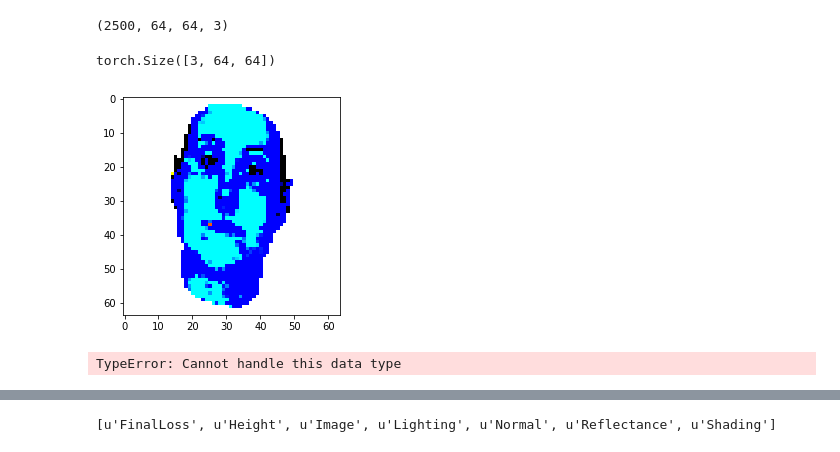
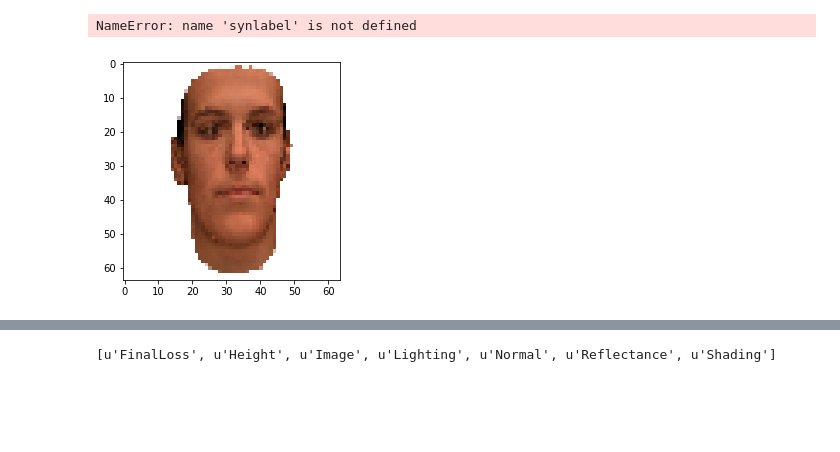
Before and after one commit to bhushan23/Light-Estimation, a Jupyter notebook: LDAN/Prototype.ipynb, the cells around one changed output, grey strips where cells are left out. Cells and saved outputs as stored; diff of their text form; code cells hidden in the pictures; blank space fills up the shorter version.

```diff
--- a/LDAN/Prototype.ipynb
+++ b/LDAN/Prototype.ipynb
@@ -85,0 +84,3 @@ dataSet1='dataHD5_Keras/train_0.h5'
+# %%
+synData = 'data/synHao/'
+dataSet1='data/synHao/train_0.h5'
@@ -86,16 +97,26 @@ dataSet1='dataHD5_Keras/train_0.h5'
 # %%
 # Synthetic Images
-hf = h5py.File('dataHD5_Keras/train_0.h5', 'r')
-print hf.keys()
+#hf = h5py.File(dataSet1, 'r')
+#print hf.keys()
 
 # Data Shape
+
 syn1 = hf['data_1']
 syn2 = hf['data_2']
 dlabel = hf['label']
-syn1 = np.array(syn1[:,:,:]) #np.swapaxes(np.array(dset[:,:,:]), 1, 3)
-syn2 = np.array(syn2[:,:,:]) #np.swapaxes(np.array(dset2[:,:,:]), 1, 3)
-slabel = np.array(dlabel)
-print label.shape
-print syn1.shape
-print syn2.shape
+synIm1 = np.array(syn1[:,:,:]) #np.swapaxes(np.array(dset[:,:,:]), 1, 3)
+synIm2 = np.array(syn2[:,:,:]) #np.swapaxes(np.array(dset2[:,:,:]), 1, 3)
+synLabel = np.array(dlabel)
+
+for i in range(0, len(hfFiles)-1): # in hfFiles:
+    syn1 = hfFiles[i]['data_1']
+    syn2 = hfFiles[i]['data_2']
+    dlabel = hfFiles[i]['label']
+    synIm1 = np.concatenate((synIm1, np.array(syn1[:,:,:]))) #np.swapaxes(np.array(dset[:,:,:]), 1, 3)
+    synIm2 = np.concatenate((synIm2, np.array(syn2[:,:,:]))) #np.swapaxes(np.array(dset2[:,:,:]), 1, 3)
+    synLabel = np.concatenate((synLabel, np.array(dlabel)))
+    print slabel.shape
+    print synIm1.shape
+    print synIm2.shape
+    print synLabel.shape
 # %% [output]
@@ -148,10 +146,0 @@ syn1.shape
-# %%
-#syn1[100].max(axis=2)
-#syn1[0][0][::-1]
-#syn1 = np.flip(syn1, 1)
-syn3 = np.moveaxis(syn1, 1, 3)
-syn3 = np.moveaxis(syn3, 1, 2)
-syn3.shape
-#label[0]
-# %% [output]
-(2500, 64, 64, 3)
@@ -157,0 +149,8 @@ syn3.shape
+# %%
+syn1 = np.moveaxis(synIm1, 1, 3)
+syn1 = np.moveaxis(syn1, 1, 2)
+syn1 = np.moveaxis(syn1, 2, 3)
+
+syn2 = np.moveaxis(synIm2, 1, 3)
+syn2 = np.moveaxis(syn2, 1, 2)
+syn2 = np.moveaxis(syn2, 2, 3)
@@ -158,22 +161,21 @@ syn3.shape
 # %%
 synImage1 = torch.utils.data.DataLoader(syn1, batch_size=50)
 synImage2 = torch.utils.data.DataLoader(syn2, batch_size=50)
-synLabel = torch.utils.data.DataLoader(slabel, batch_size=50)
+synLabel = torch.utils.data.DataLoader(synlabel, batch_size=50)
+# %% [output]
+NameError: name 'synlabel' is not defined
 # %%
-dreal = next(iter(synImage1))
-print dreal[0].shape
-show(denorm(dreal[0]))
+dreal = next(iter(synImage1)) #.type(torch.ShortTensor)
+#print dreal.type
+show(dreal[0])
 # %% [output]
-torch.Size([3, 64, 64])
-[figure, old version]
+[figure, new version]
 # %%
 image = Image.fromarray(syn1[100].astype('uint8'), 'RGB')
 image1 = Image.fromarray(syn2[0].astype('uint8'))
-image.save('file.png')
+image.save('file2.png')
 image.show()
-#image1.show()
-syn1[100].shape
+# #image1.show()
+# syn1[100].shape
-# %% [output]
-TypeError: Cannot handle this data type
 # %%
 #imshow(syn1[100])
```
Also changed, not shown: parts of 13 cells of this notebook.
